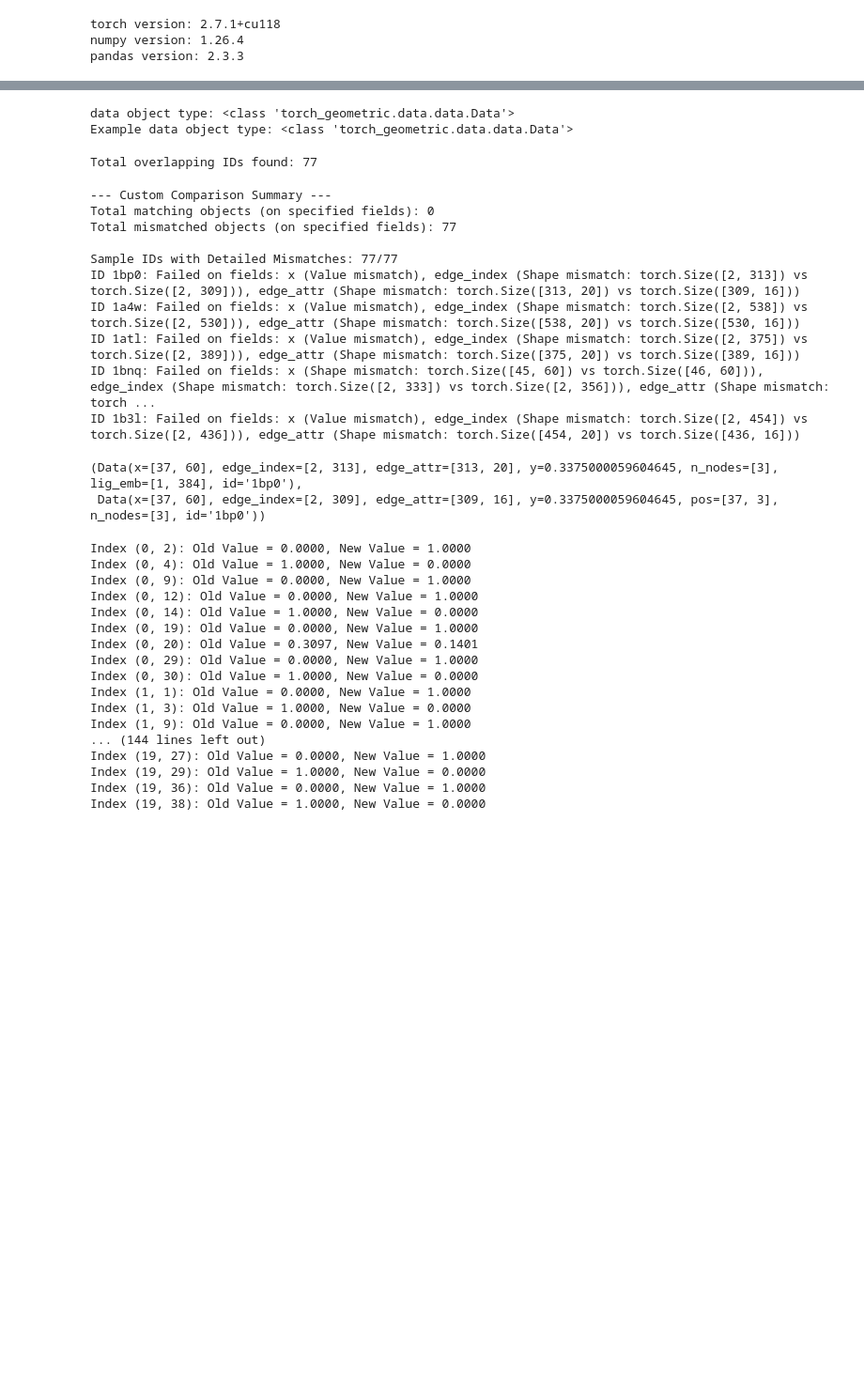
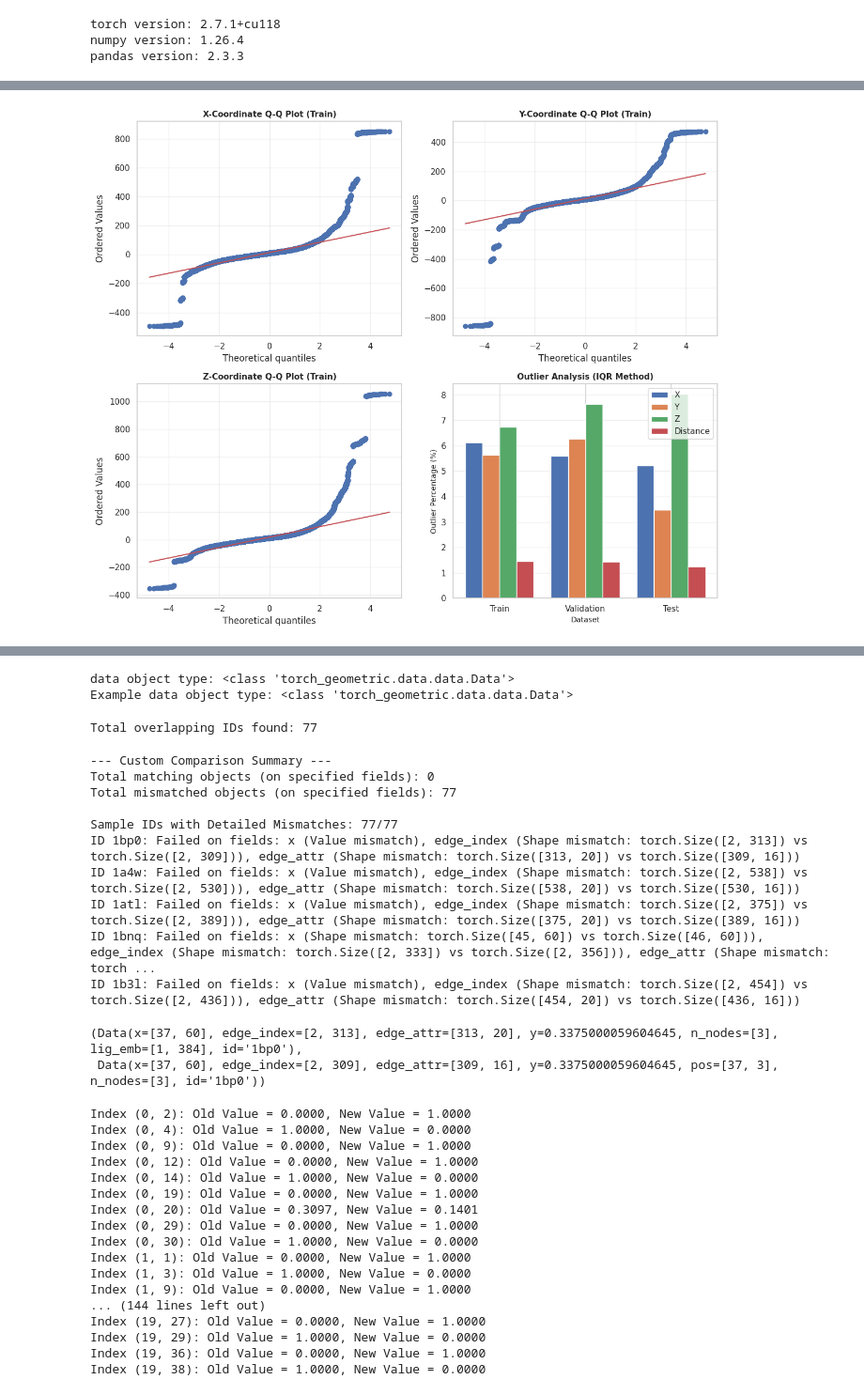
Before and after one commit to siavashadpey/CS224W_Project, a Jupyter notebook: notebooks/Datacheck.ipynb, the cells around one changed output, grey strips where cells are left out. Shown at 94% size. Cells and saved outputs as stored; diff of their text form; code cells hidden in the pictures; blank space fills up the shorter version.

```diff
--- a/notebooks/Datacheck.ipynb
+++ b/notebooks/Datacheck.ipynb
@@ -129,0 +616,84 @@ example_filename = "example_dataset_no_dist_edge_feat.pt"
+# %%
+# Cell 6: Outlier Analysis
+from scipy import stats
+
+fig, axes = plt.subplots(2, 2, figsize=(12, 10))
+
+# Q-Q plots for position distributions
+for idx, (coord, ax) in enumerate(zip(['X', 'Y', 'Z'], axes.flat[:3])):
+    stats.probplot(train_stats['positions'][:, idx], dist="norm", plot=ax)
+    ax.set_title(f'{coord}-Coordinate Q-Q Plot (Train)', fontsize=11, weight='bold')
+    ax.grid(True, alpha=0.3)
+
+# Outlier analysis
+ax = axes[1, 1]
+
+def detect_outliers_iqr(data, name):
+    """Detect outliers using IQR method"""
+    q1 = np.percentile(data, 25)
+    q3 = np.percentile(data, 75)
+    iqr = q3 - q1
+    lower_bound = q1 - 1.5 * iqr
+    upper_bound = q3 + 1.5 * iqr
+
+    outliers = (data < lower_bound) | (data > upper_bound)
+    outlier_pct = 100 * outliers.sum() / len(data)
+
+    return outlier_pct, lower_bound, upper_bound
+
+outlier_results = []
+for stats_dict in [train_stats, val_stats, test_stats]:
+    positions = stats_dict['positions']
+    name = stats_dict['name']
+
+    # Calculate outliers for each coordinate
+    x_pct, _, _ = detect_outliers_iqr(positions[:, 0], name)
+    y_pct, _, _ = detect_outliers_iqr(positions[:, 1], name)
+    z_pct, _, _ = detect_outliers_iqr(positions[:, 2], name)
+
+    # Calculate outliers for distances
+    dist_pct, _, _ = detect_outliers_iqr(stats_dict['distances'], name)
+
+    outlier_results.append({
+        'name': name,
+        'x_pct': x_pct,
+        'y_pct': y_pct,
+        'z_pct': z_pct,
+        'dist_pct': dist_pct
+    })
+
+# Bar plot of outlier percentages
+x_pos = np.arange(len(outlier_results))
+width = 0.2
+
+for i, coord in enumerate(['x_pct', 'y_pct', 'z_pct', 'dist_pct']):
+    values = [r[coord] for r in outlier_results]
+    ax.bar(x_pos + i*width, values, width,
+           label=['X', 'Y', 'Z', 'Distance'][i])
+
+ax.set_xlabel('Dataset', fontsize=10)
+ax.set_ylabel('Outlier Percentage (%)', fontsize=10)
+ax.set_title('Outlier Analysis (IQR Method)', fontsize=11, weight='bold')
+ax.set_xticks(x_pos + 1.5*width)
+ax.set_xticklabels([r['name'] for r in outlier_results])
+ax.legend()
+ax.grid(True, alpha=0.3, axis='y')
+
+plt.tight_layout()
+plt.savefig('dataset_outlier_analysis.pdf', dpi=300, bbox_inches='tight')
+plt.savefig('dataset_outlier_analysis.png', dpi=300, bbox_inches='tight')
+plt.show()
+
+# Print outlier summary
+print("\nOutlier Summary:")
+print("="*50)
+for result in outlier_results:
+    print(f"\n{result['name']}:")
+    print(f"  X outliers: {result['x_pct']:.2f}%")
+    print(f"  Y outliers: {result['y_pct']:.2f}%")
+    print(f"  Z outliers: {result['z_pct']:.2f}%")
+    print(f"  Distance outliers: {result['dist_pct']:.2f}%")
+
+print("\n✓ Outlier analysis complete!")
+# %% [output]
+[figure, added]
```
Also changed, not shown: parts of 27 cells of this notebook, 11 other files.
